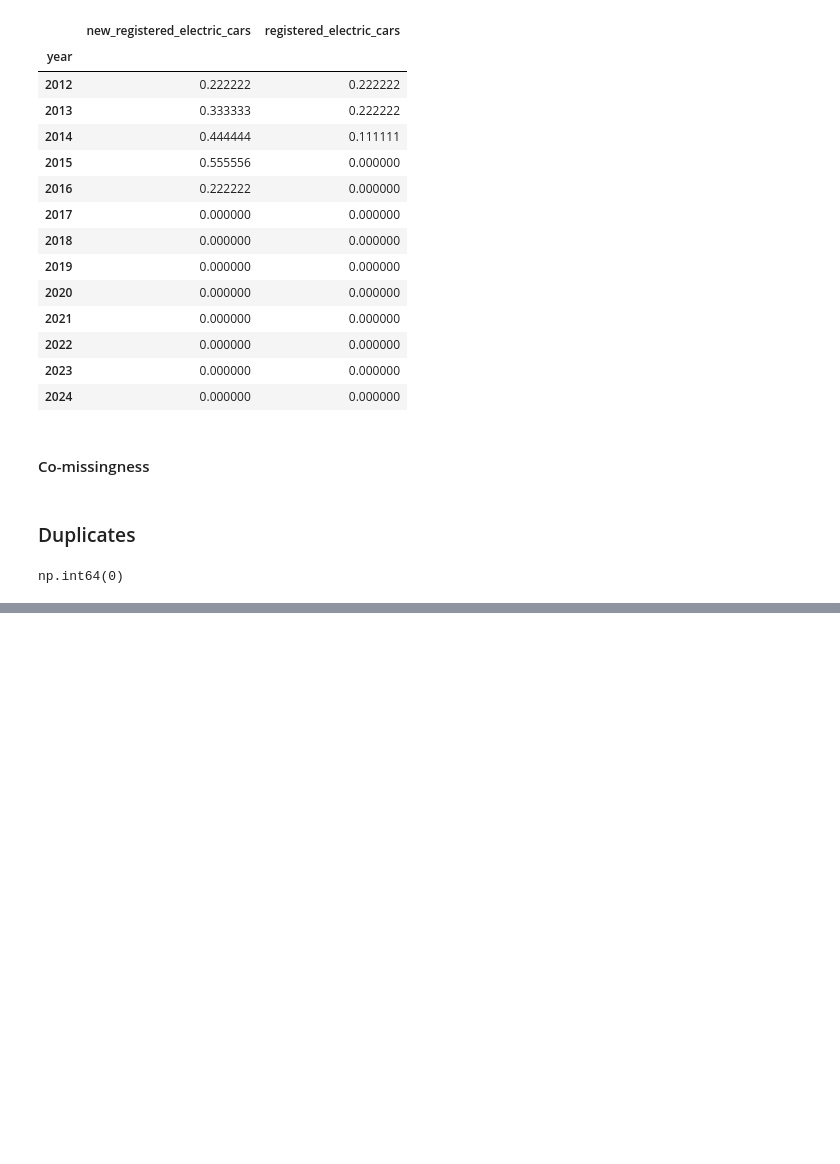
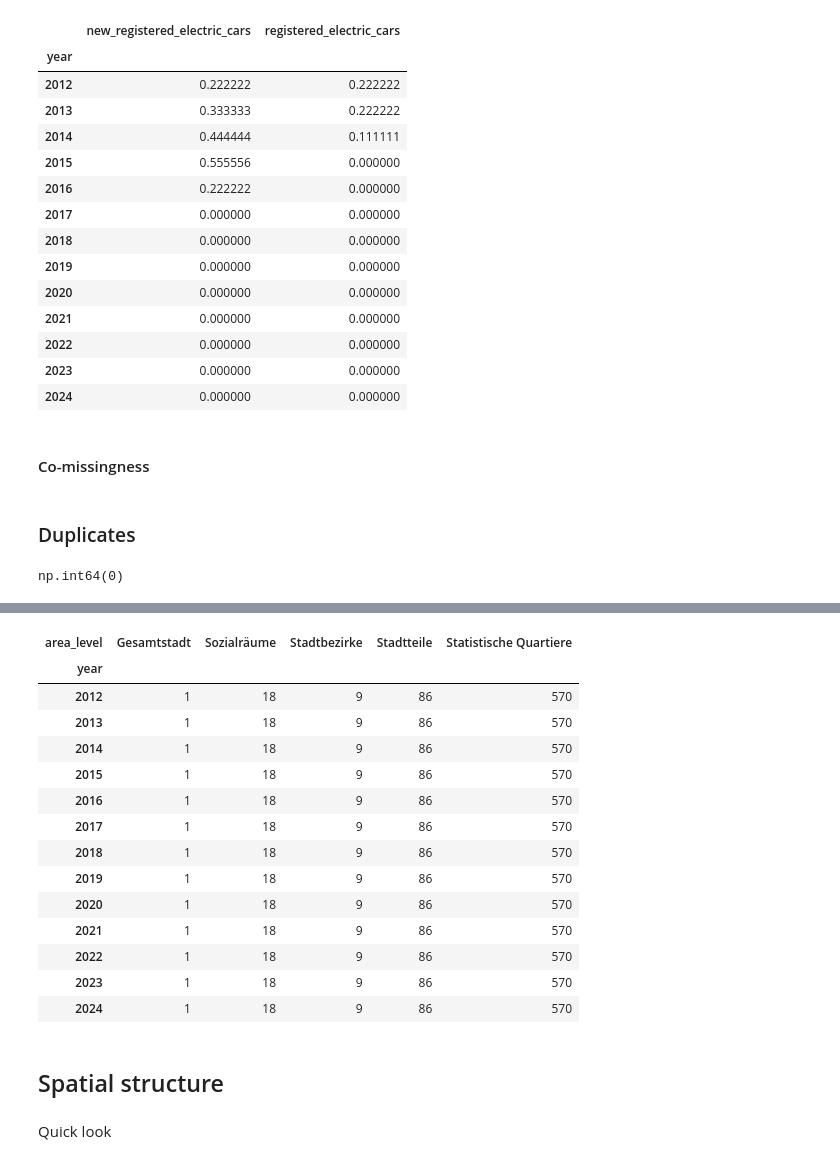
Before and after one commit to rosewiine/cologne-city-eda, a Jupyter notebook: notebooks/02_EDA.ipynb, the cells around one changed output, grey strips where cells are left out. Cells and saved outputs as stored; diff of their text form; code cells hidden in the pictures; blank space fills up the shorter version.

Commit message:
EDA: spatial structure overview

```diff
--- a/notebooks/02_EDA.ipynb
+++ b/notebooks/02_EDA.ipynb
@@ -118,0 +146,20 @@ np.int64(0)
+# %%
+df.groupby(['year', 'area_level']).size().unstack(fill_value=0)
+# %% [output]
+| area_level | Gesamtstadt | Sozialräume | Stadtbezirke | Stadtteile | Statistische Quartiere |
+| year |  |  |  |  |  |
+| 2012 | 1 | 18 | 9 | 86 | 570 |
+| 2013 | 1 | 18 | 9 | 86 | 570 |
+| 2014 | 1 | 18 | 9 | 86 | 570 |
+| 2015 | 1 | 18 | 9 | 86 | 570 |
+| 2016 | 1 | 18 | 9 | 86 | 570 |
+| 2017 | 1 | 18 | 9 | 86 | 570 |
+| 2018 | 1 | 18 | 9 | 86 | 570 |
+| 2019 | 1 | 18 | 9 | 86 | 570 |
+| 2020 | 1 | 18 | 9 | 86 | 570 |
+| 2021 | 1 | 18 | 9 | 86 | 570 |
+| 2022 | 1 | 18 | 9 | 86 | 570 |
+| 2023 | 1 | 18 | 9 | 86 | 570 |
+| 2024 | 1 | 18 | 9 | 86 | 570 |
+# %% [markdown]
+## Spatial structure
@@ -118,0 +175,2 @@ np.int64(0)
+# %% [markdown]
+Quick look
```
Also changed, not shown: parts of 10 cells of this notebook, 36 other files.
